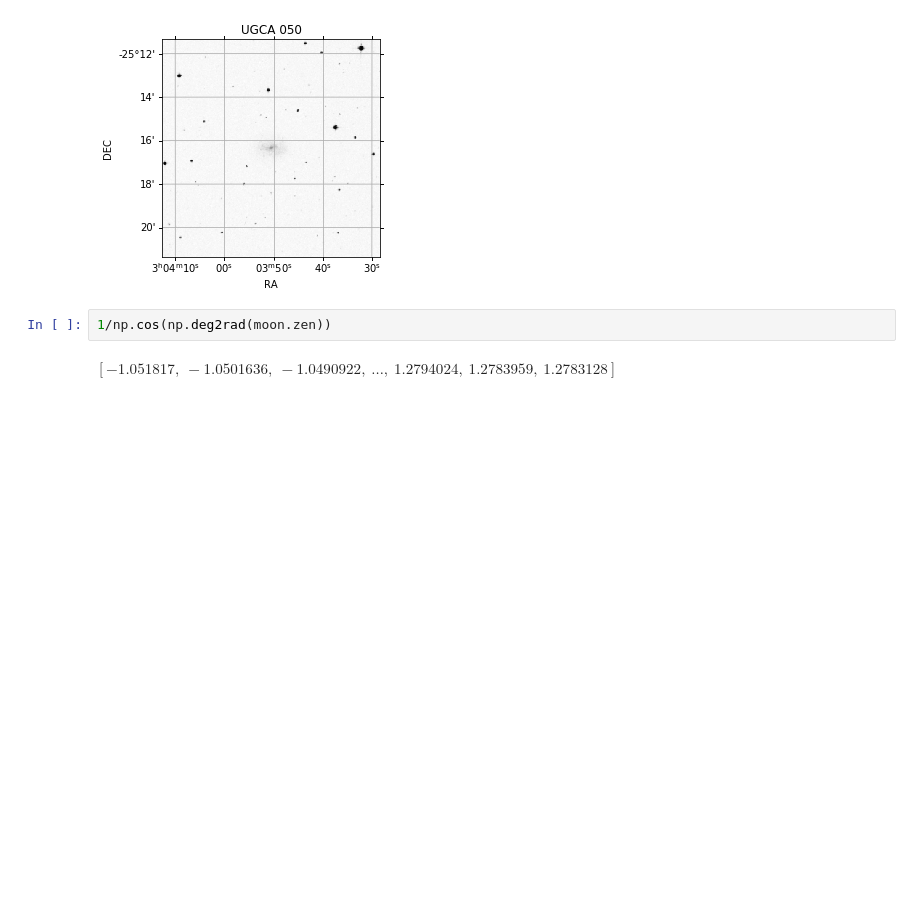
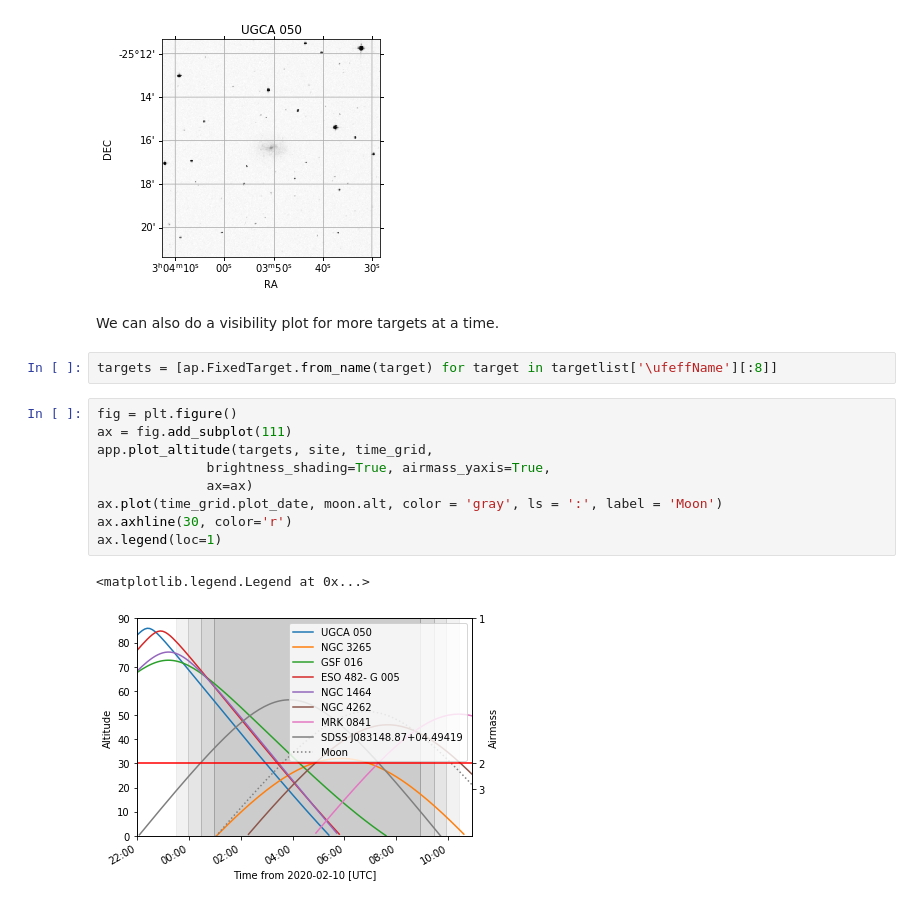
Before and after one commit to jhartke/LaSillaRepo2020, a Jupyter notebook: scripts/planning_photometry.ipynb, the cells around one changed output. Saved outputs shown, nothing was run; the diff lists cells and outputs as text; blank space fills up the shorter version.

```diff
--- a/scripts/planning_photometry.ipynb
+++ b/scripts/planning_photometry.ipynb
@@ -68,7 +65,19 @@ app.plot_finder_image(target)
 (<matplotlib.axes._subplots.WCSAxesSubplot at 0x...>,
  <astropy.io.fits.hdu.image.PrimaryHDU at 0x...>)
 [figure]
-# %%
-1/np.cos(np.deg2rad(moon.zen))
-# %% [output]
-$[-1.051817,~-1.0501636,~-1.0490922,~\dots,~1.2794024,~1.2783959,~1.2783128] \; \mathrm{}$
+# %% [markdown]
+We can also do a visibility plot for more targets at a time.
+# %%
+targets = [ap.FixedTarget.from_name(target) for target in targetlist['\ufeffName'][:8]]
+# %%
+fig = plt.figure()
+ax = fig.add_subplot(111)
+app.plot_altitude(targets, site, time_grid,
+              brightness_shading=True, airmass_yaxis=True,
+              ax=ax)
+ax.plot(time_grid.plot_date, moon.alt, color = 'gray', ls = ':', label = 'Moon')
+ax.axhline(30, color='r')
+ax.legend(loc=1)
+# %% [output]
+<matplotlib.legend.Legend at 0x...>
+[figure, added]
```
Also changed, not shown: parts of 9 cells of this notebook, 3 other files.
